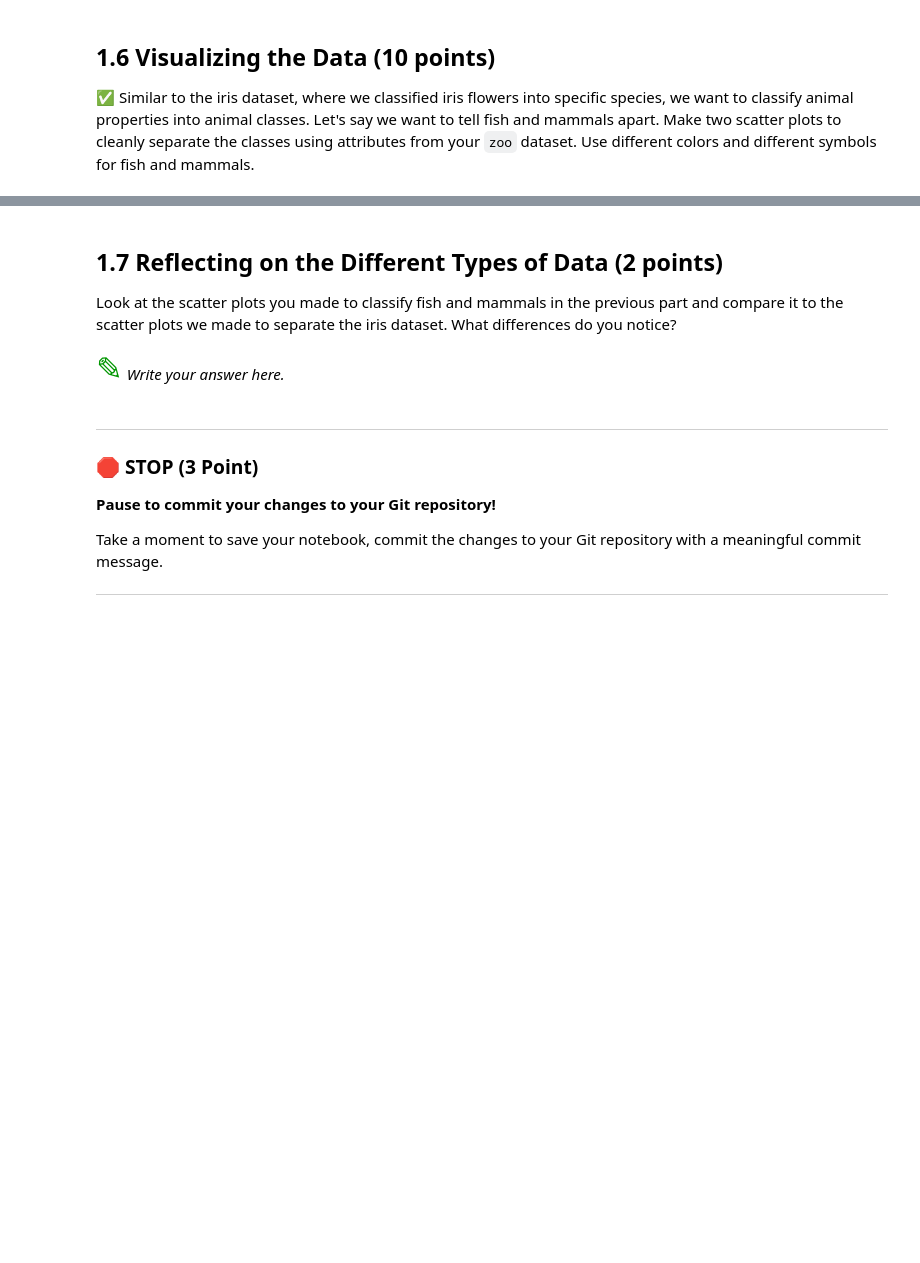
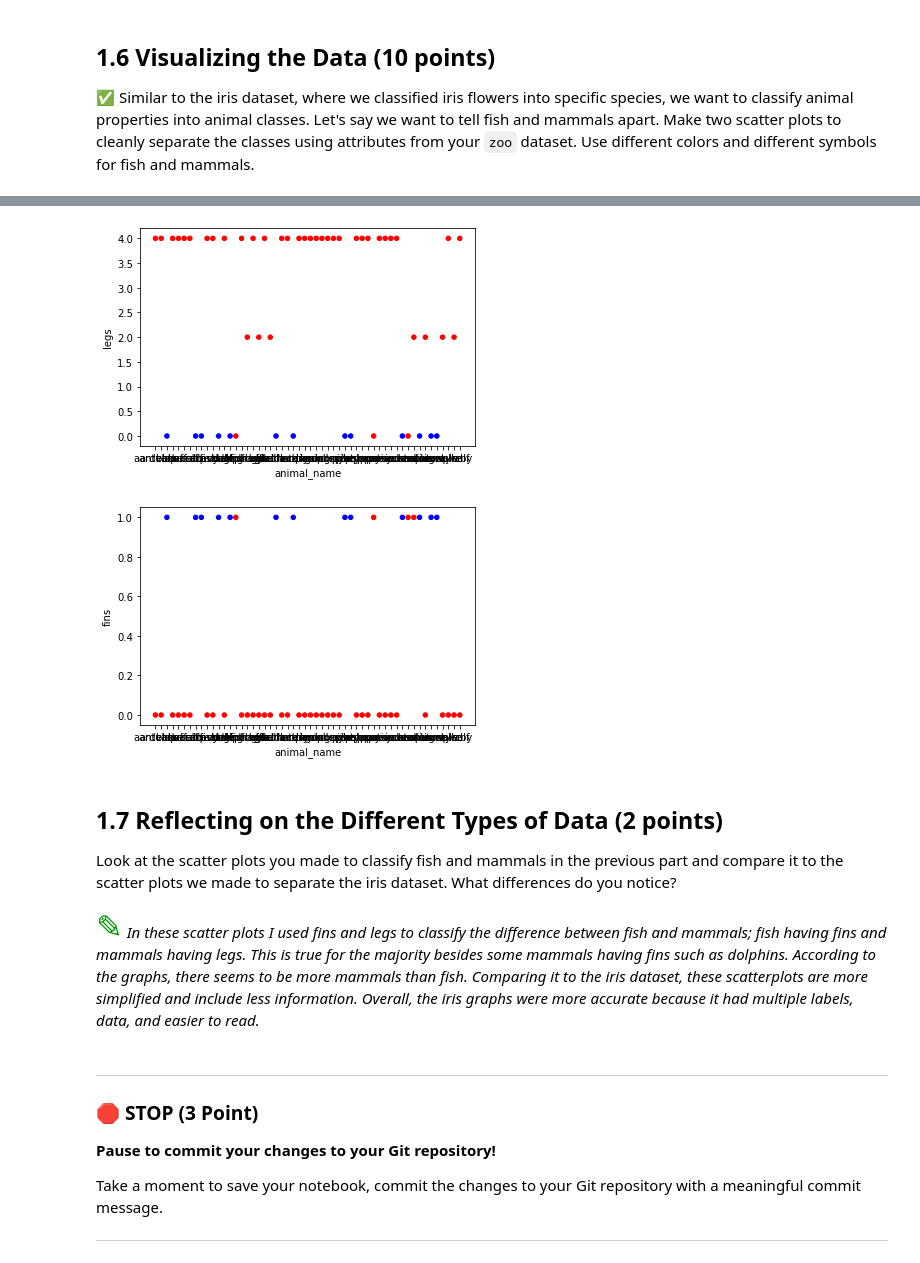
Before and after one commit to jaclynbommarito/CMSE202-s23-turnin, a Jupyter notebook: hw-02/HW2.ipynb, the cells around one changed output, grey strips where cells are left out. Saved outputs shown, nothing was run; the diff lists cells and outputs as text; code cells hidden in the pictures; blank space fills up the shorter version.

```diff
--- a/hw-02/HW2.ipynb
+++ b/hw-02/HW2.ipynb
@@ -115,12 +115,17 @@ dtype: int64
 &#9989; Similar to the iris dataset, where we classified iris flowers into specific species, we want to classify animal properties into animal classes. Let's say we want to tell fish and mammals apart. Make two scatter plots to cleanly separate the classes using attributes from your `zoo` dataset. Use different colors and different symbols for fish and mammals.
 # %%
 #Write your code here
-import plotly.express as px
+import matplotlib.pyplot as plt
 
-mammal_df = zoo_df[zoo_df.class_type == 1]
-fish_df = zoo_df[zoo_df.class_type == 4]
+subset = zoo_df[zoo_df['class_type'].isin([1, 4])]
 
-fig = px.scatter_matrix(mammal_df,fish_df,
-    color = "class_type")
-fig.show()
+colors = {1: 'red', 4: 'blue'}
+subset.plot(kind='scatter', x='animal_name', y='legs', c=subset['class_type'].apply(lambda x: colors[x]))
+
+plt.show()
+
+colors = {1: 'red', 4: 'blue'}
+subset.plot(kind='scatter', x='animal_name', y='fins', c=subset['class_type'].apply(lambda x: colors[x]))
+
+plt.show()
 # %% [output]
@@ -129,9 +132,11 @@ fig.show()
+[figure, added]
+[figure, added]
 # %% [markdown]
 ## 1.7 Reflecting on the Different Types of Data (2 points)
 
 Look at the scatter plots you made to classify fish and mammals in the previous part and compare it to the scatter plots we made to separate the iris dataset. What differences do you notice?
 # %% [markdown]
-<font size=6 color="#009600">&#9998;</font> *Write your answer here.*
+<font size=6 color="#009600">&#9998;</font> *In these scatter plots I used fins and legs to classify the difference between fish and mammals; fish having fins and mammals having legs. This is true for the majority besides some mammals having fins such as dolphins. According to the graphs, there seems to be more mammals than fish. Comparing it to the iris dataset, these scatterplots are more simplified and include less information. Overall, the iris graphs were more accurate because it had multiple labels, data, and easier to read.*
 # %% [markdown]
 ---
 ### &#128721; STOP (3 Point)
```
Also changed, not shown: parts of 7 cells of this notebook.
